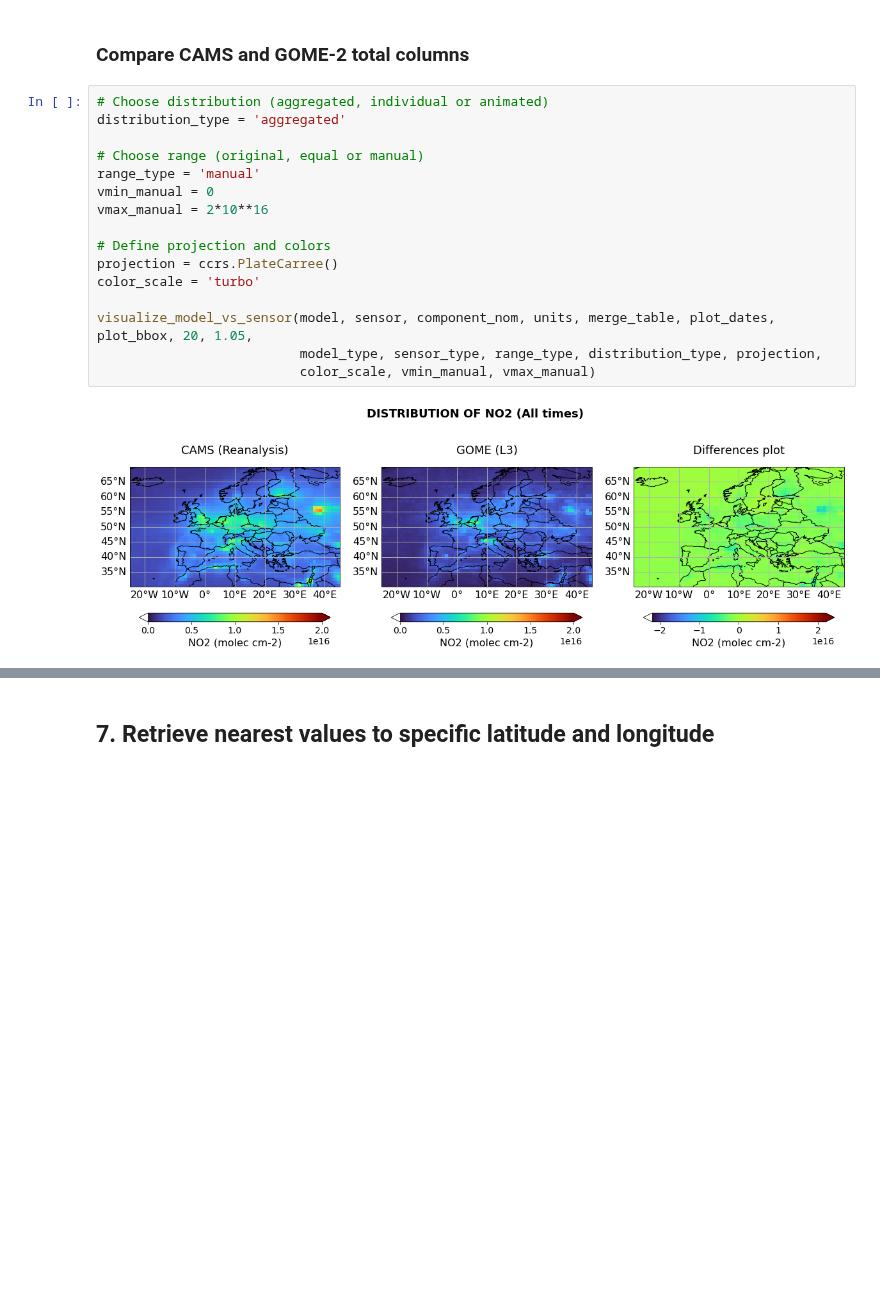
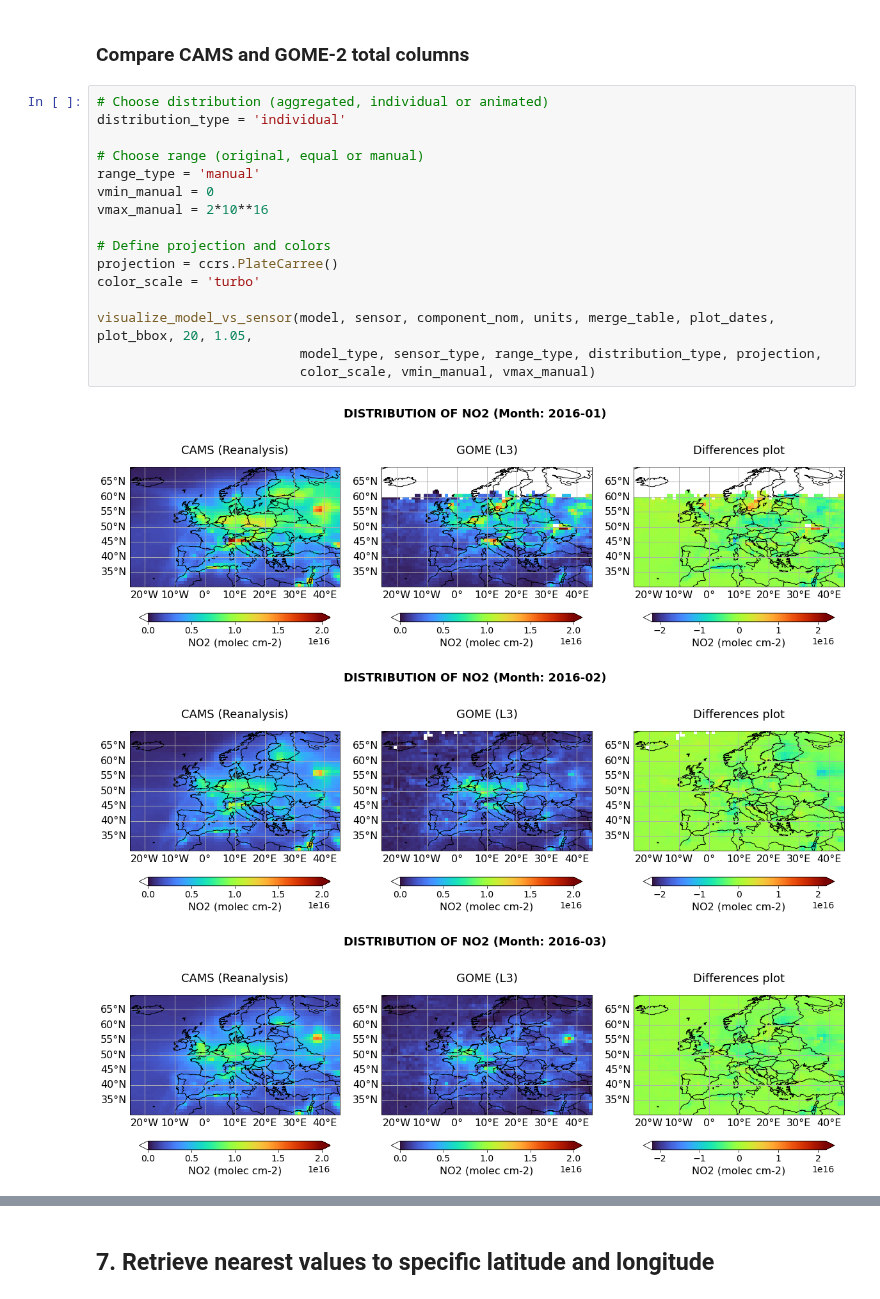
Before and after one commit to ECMWFCode4Earth/adc-toolbox, a Jupyter notebook: main_cams_gome_L3.ipynb, the cells around one changed output, grey strips where cells are left out. Drawn from its saved outputs; the diff is of its cells as text; blank space fills up the shorter version.

```diff
--- a/main_cams_gome_L3.ipynb
+++ b/main_cams_gome_L3.ipynb
@@ -312,19 +307,21 @@ The plots will be shown for the following spatial extent:
 ### Compare CAMS and GOME-2 total columns
 # %%
 # Choose distribution (aggregated, individual or animated)
-distribution_type = 'aggregated'
+distribution_type = 'individual'
 
 # Choose range (original, equal or manual)
 range_type = 'manual'
 vmin_manual = 0
 vmax_manual = 2*10**16
 
 # Define projection and colors
 projection = ccrs.PlateCarree()
 color_scale = 'turbo'
 
 visualize_model_vs_sensor(model, sensor, component_nom, units, merge_table, plot_dates, plot_bbox, 20, 1.05,
                           model_type, sensor_type, range_type, distribution_type, projection,
                           color_scale, vmin_manual, vmax_manual)
 # %% [output]
-[figure, old version]
+[figure, new version]
+[figure, added]
+[figure, added]
```
Also changed, not shown: parts of 9 cells of this notebook, 6 other files.
